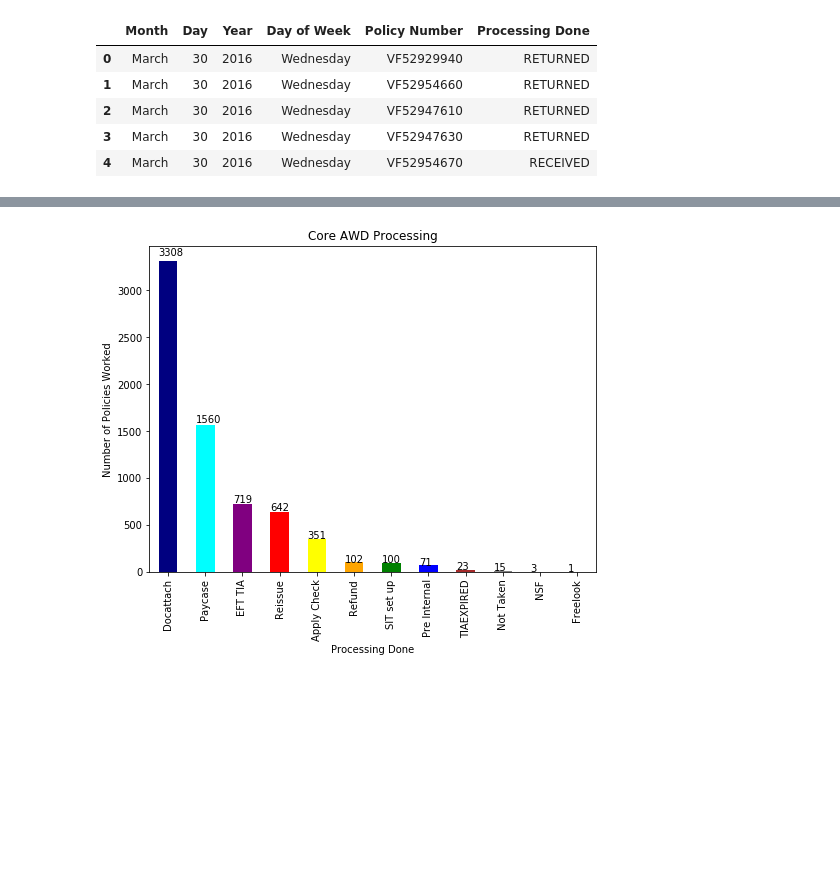
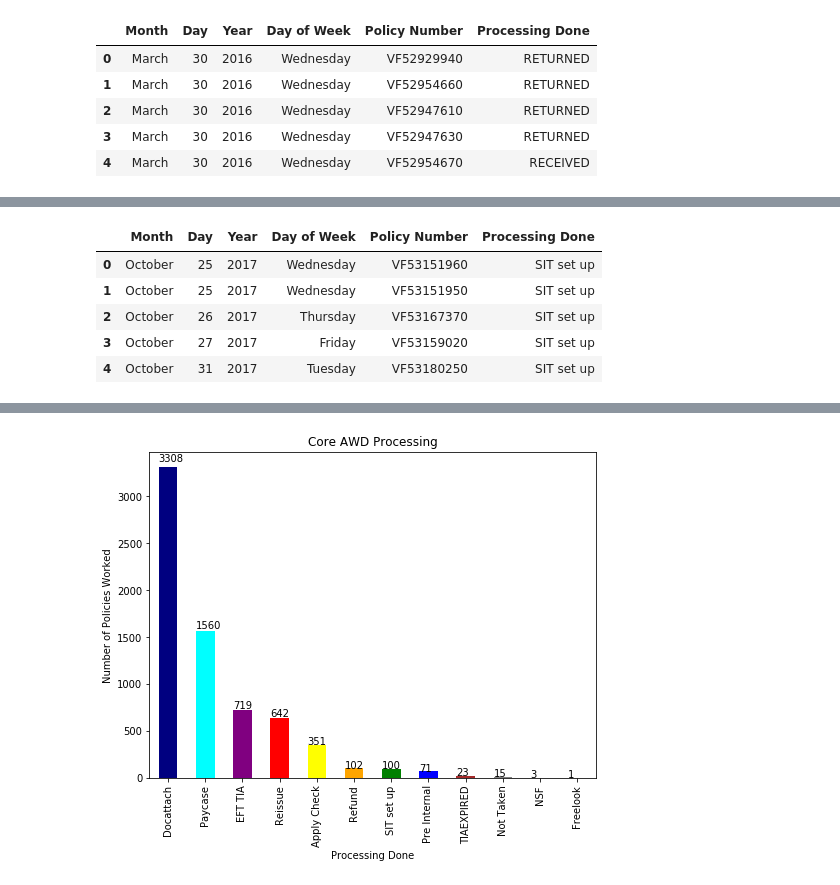
Before and after one commit to johnsethchong/PL_project, a Jupyter notebook: Python Analysis.ipynb, the cells around one changed output, grey strips where cells are left out. Drawn from its saved outputs; the diff is of its cells as text; code cells hidden in the pictures; blank space fills up the shorter version.

```diff
--- a/Python Analysis.ipynb
+++ b/Python Analysis.ipynb
@@ -362,0 +371,32 @@ IPD_retrec_df.head()
+# %%
+#Import CSV
+IPDsit = pd.read_csv("Data/ipd-sit.csv")
+
+#Use delimiter  to split Date by commas
+IPDsitdate = IPDsit["Date"].str.split(",", expand = True)
+
+#Grab columns
+IPDsit_day_of_week = IPDsitdate[0]
+IPDsit_month_and_day= IPDsitdate[1]
+
+#Use another space delimiter for more specific columns
+IPDsit_month = IPDsit_month_and_day.str.split(" ", expand=True)[1]
+IPDsit_day = IPDsit_month_and_day.str.split(" ", expand=True)[2]
+IPDsit_year = IPDsitdate[2]
+
+#Create DataFrame
+IPD_sit_df = pd.DataFrame({"Month": IPDsit_month,
+                          "Day": IPDsit_day,
+                           "Year": IPDsit_year,
+                          "Day of Week": IPDsit_day_of_week,
+                           "Policy Number": IPDsit["Policy #"],
+                              "Processing Done": IPDsit["Queue"]
+                          })
+IPD_sit_df.head()
+# %% [output]
+|  | Month | Day | Year | Day of Week | Policy Number | Processing Done |
+| 0 | October | 25 | 2017 | Wednesday | VF53151960 | SIT set up |
+| 1 | October | 25 | 2017 | Wednesday | VF53151950 | SIT set up |
+| 2 | October | 26 | 2017 | Thursday | VF53167370 | SIT set up |
+| 3 | October | 27 | 2017 | Friday | VF53159020 | SIT set up |
+| 4 | October | 31 | 2017 | Tuesday | VF53180250 | SIT set up |
```
Also changed, not shown: parts of 7 cells of this notebook, 1 other file.
